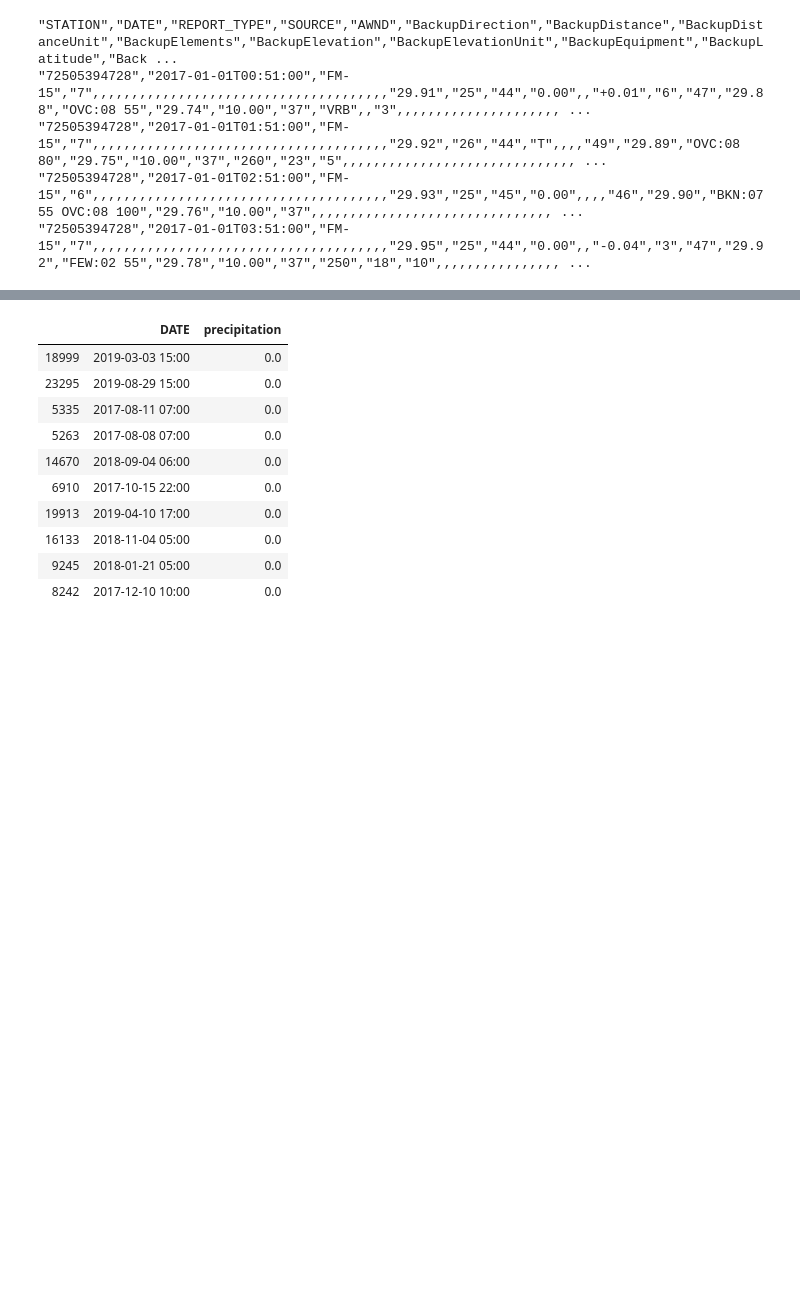
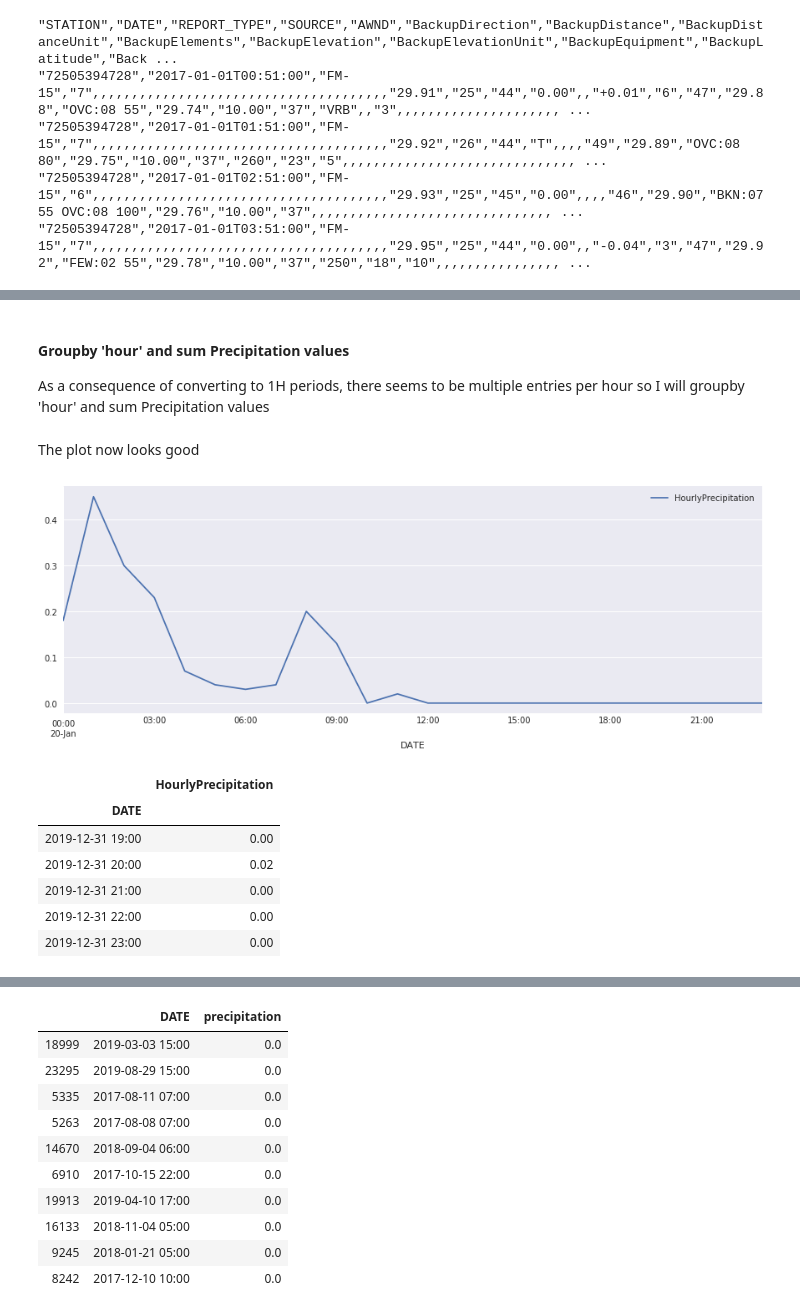
Before and after one commit to angelrps/MasterDataScience_FinalProject, a Jupyter notebook: notebooks/Data_Weather_Clean_Transform.ipynb, the cells around one changed output, grey strips where cells are left out. Cells and saved outputs as stored; diff of their text form; code cells hidden in the pictures; blank space fills up the shorter version.

```diff
--- a/notebooks/Data_Weather_Clean_Transform.ipynb
+++ b/notebooks/Data_Weather_Clean_Transform.ipynb
@@ -516,0 +304,4 @@ dfw['2019/12/31']
+# %% [markdown]
+#### Groupby 'hour' and sum Precipitation values
+
+As a consequence of converting to 1H periods, there seems to be multiple entries per hour so I will groupby 'hour' and sum Precipitation values
@@ -516,0 +310,18 @@ dfw['2019/12/31']
+# %% [markdown]
+The plot now looks good
+# %%
+plt.rcParams["figure.figsize"] = (15, 5)  # default size of figure
+dfw['2019/01/20'].plot()
+#dfw.plot()
+plt.show()
+
+dfw.tail()
+# %% [output]
+[figure, added]
+|  | HourlyPrecipitation |
+| DATE |  |
+| 2019-12-31 19:00 | 0.00 |
+| 2019-12-31 20:00 | 0.02 |
+| 2019-12-31 21:00 | 0.00 |
+| 2019-12-31 22:00 | 0.00 |
+| 2019-12-31 23:00 | 0.00 |
```
Also changed, not shown: parts of 67 cells of this notebook.
